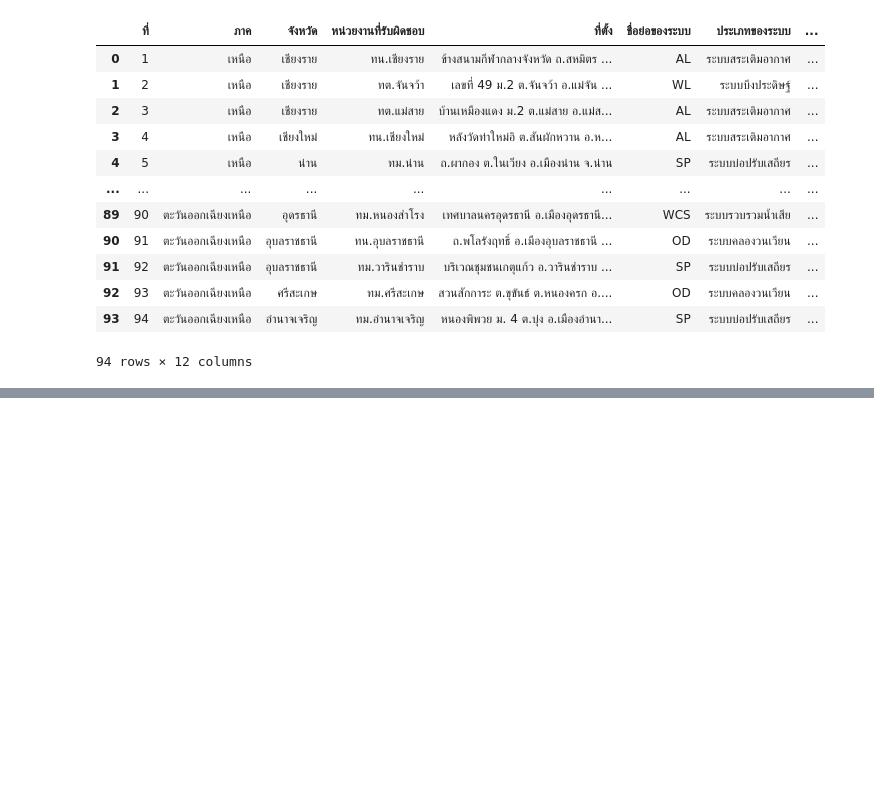
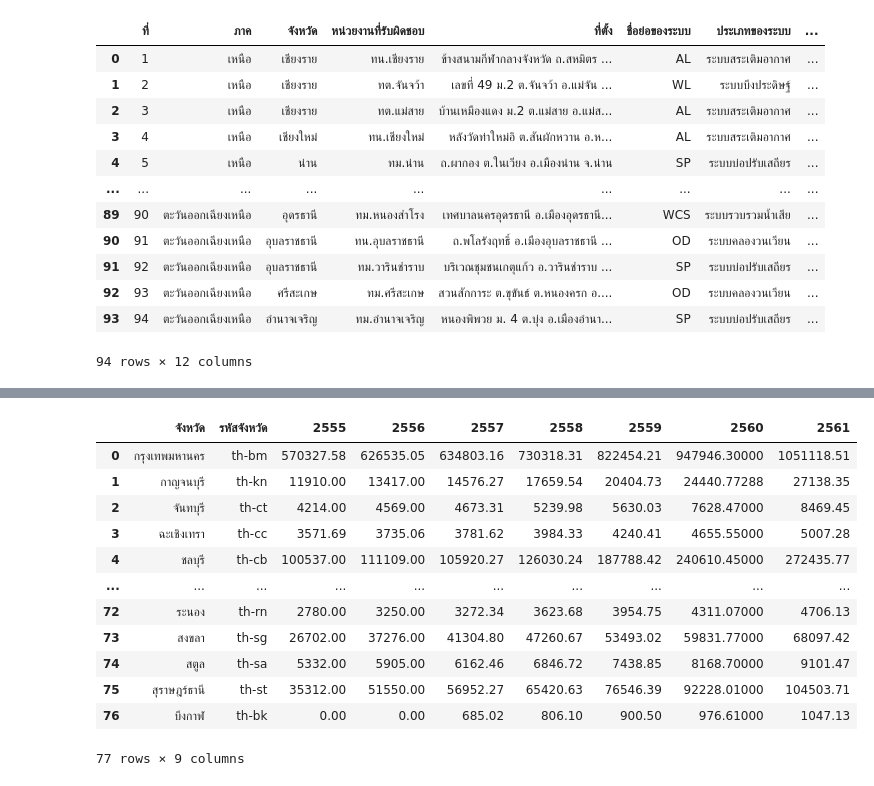
Before and after one commit to ParichayaHongthongkum/DWDM21, a Jupyter notebook: Untitled1.ipynb, the cells around one changed output, grey strips where cells are left out. Saved outputs shown, nothing was run; the diff lists cells and outputs as text; code cells hidden in the pictures; blank space fills up the shorter version.

```diff
--- a/Untitled1.ipynb
+++ b/Untitled1.ipynb
@@ -46,0 +47,17 @@ data_ka.dropna()
+# %%
+data_r = pd.read_csv(os.path.join(path,'revenue.csv'))
+data_r.dropna()
+# %% [output]
+|  | จังหวัด | รหัสจังหวัด | 2555 | 2556 | 2557 | 2558 | 2559 | 2560 | 2561 |
+| 0 | กรุงเทพมหานคร | th-bm | 570327.58 | 626535.05 | 634803.16 | 730318.31 | 822454.21 | 947946.30000 | 1051118.51 |
+| 1 | กาญจนบุรี | th-kn | 11910.00 | 13417.00 | 14576.27 | 17659.54 | 20404.73 | 24440.77288 | 27138.35 |
+| 2 | จันทบุรี | th-ct | 4214.00 | 4569.00 | 4673.31 | 5239.98 | 5630.03 | 7628.47000 | 8469.45 |
+| 3 | ฉะเชิงเทรา | th-cc | 3571.69 | 3735.06 | 3781.62 | 3984.33 | 4240.41 | 4655.55000 | 5007.28 |
+| 4 | ชลบุรี | th-cb | 100537.00 | 111109.00 | 105920.27 | 126030.24 | 187788.42 | 240610.45000 | 272435.77 |
+| ... | ... | ... | ... | ... | ... | ... | ... | ... | ... |
+| 72 | ระนอง | th-rn | 2780.00 | 3250.00 | 3272.34 | 3623.68 | 3954.75 | 4311.07000 | 4706.13 |
+| 73 | สงขลา | th-sg | 26702.00 | 37276.00 | 41304.80 | 47260.67 | 53493.02 | 59831.77000 | 68097.42 |
+| 74 | สตูล | th-sa | 5332.00 | 5905.00 | 6162.46 | 6846.72 | 7438.85 | 8168.70000 | 9101.47 |
+| 75 | สุราษฎร์ธานี | th-st | 35312.00 | 51550.00 | 56952.27 | 65420.63 | 76546.39 | 92228.01000 | 104503.71 |
+| 76 | บึงกาฬ | th-bk | 0.00 | 0.00 | 685.02 | 806.10 | 900.50 | 976.61000 | 1047.13 |
+77 rows × 9 columns
```
Also changed, not shown: parts of 13 cells of this notebook.
